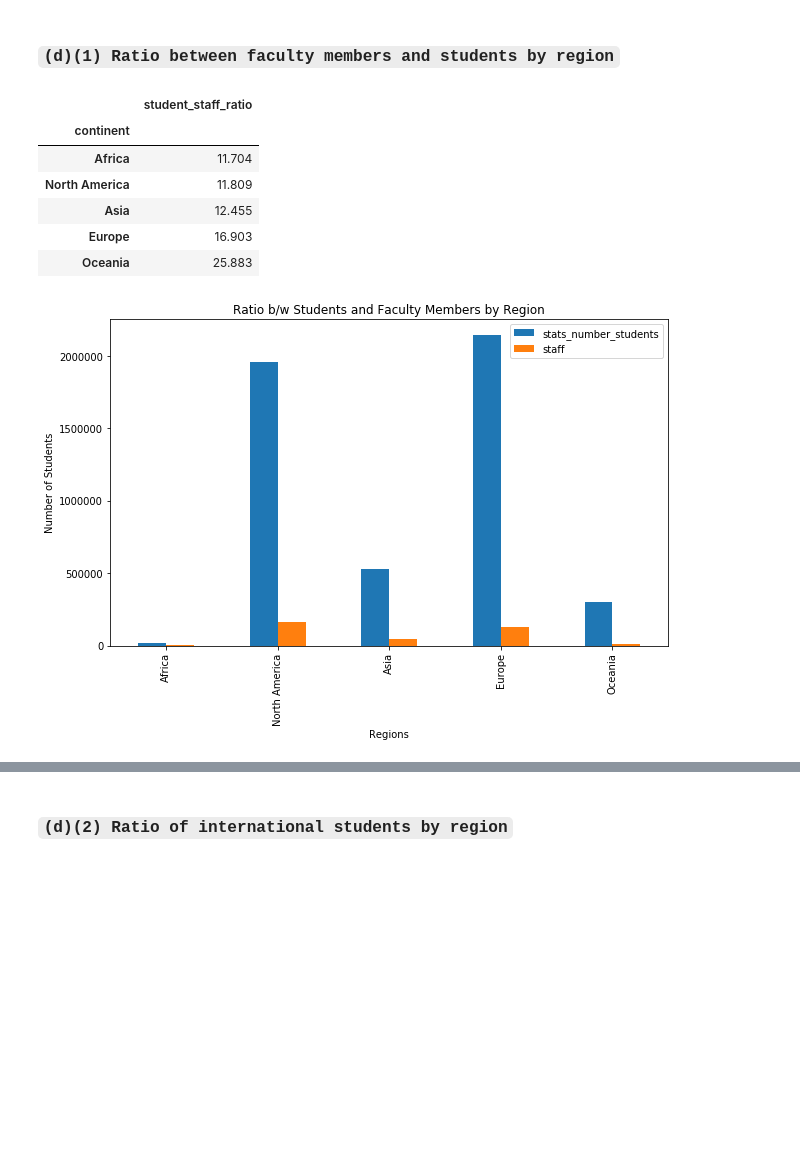
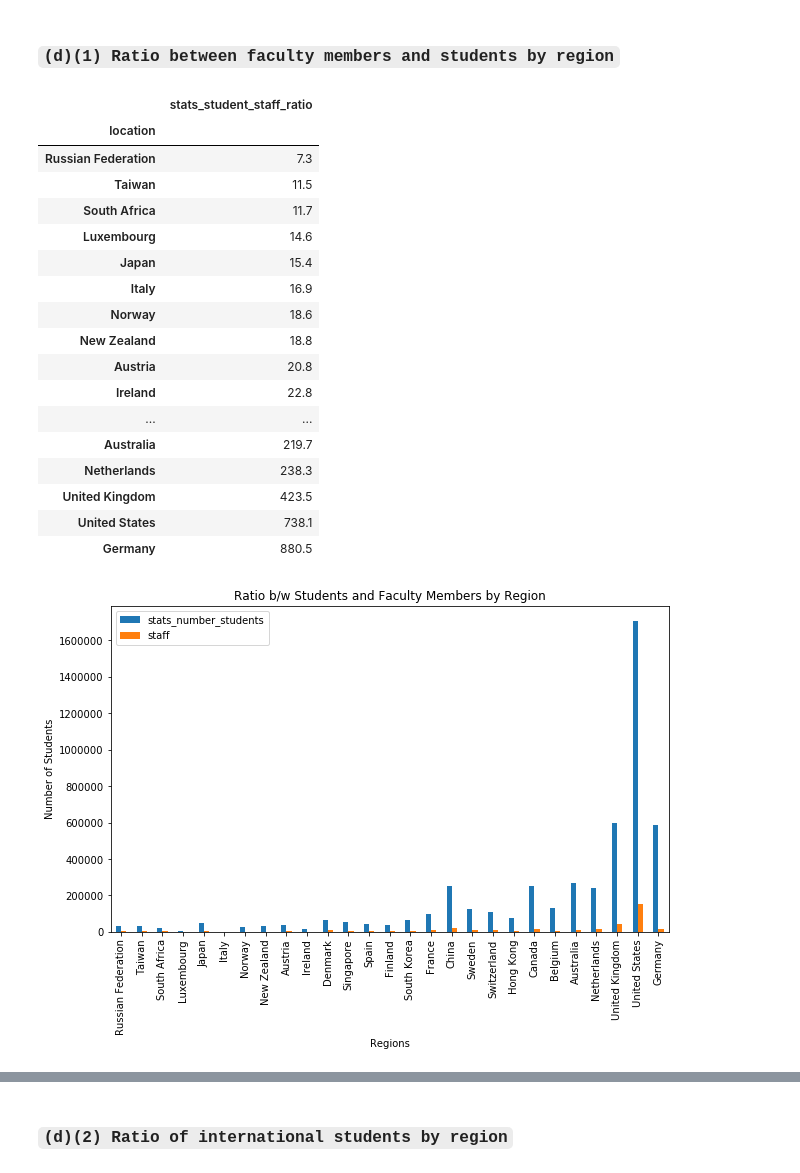
Before and after one commit to oabouzaid/Applied-Data-Analysis, a Jupyter notebook: homework2/solutions_final.ipynb, the cells around one changed output, grey strips where cells are left out. Saved outputs shown, nothing was run; the diff lists cells and outputs as text; code cells hidden in the pictures; blank space fills up the shorter version.

```diff
--- a/homework2/solutions_final.ipynb
+++ b/homework2/solutions_final.ipynb
@@ -389,17 +389,28 @@ plt.show()
 # %%
 df_staff = df_times_higher.copy()
 df_staff = df_staff.groupby('continent').sum()
-df_staff['student_staff_ratio'] = df_staff['stats_number_students'].divide(df_staff['staff'])
-df_staff = df_inter.sort_values(['student_staff_ratio'])
-df_staff[['student_staff_ratio']].round(3)
+df_staff['stats_student_staff_ratio'] = df_staff['stats_number_students'].divide(df_staff['staff'])
+df_staff = df_inter.sort_values(['stats_student_staff_ratio'])
+df_staff[['stats_student_staff_ratio']].round(3)
 # %% [output]
-|  | student_staff_ratio |
-| continent |  |
-| Africa | 11.704 |
-| North America | 11.809 |
-| Asia | 12.455 |
-| Europe | 16.903 |
-| Oceania | 25.883 |
+|  | stats_student_staff_ratio |
+| location |  |
+| Russian Federation | 7.3 |
+| Taiwan | 11.5 |
+| South Africa | 11.7 |
+| Luxembourg | 14.6 |
+| Japan | 15.4 |
+| Italy | 16.9 |
+| Norway | 18.6 |
+| New Zealand | 18.8 |
+| Austria | 20.8 |
+| Ireland | 22.8 |
+| ... | ... |
+| Australia | 219.7 |
+| Netherlands | 238.3 |
+| United Kingdom | 423.5 |
+| United States | 738.1 |
+| Germany | 880.5 |
 # %%
 df_plot = df_staff.copy()
 df_plot[['stats_number_students','staff']]\
@@ -408,4 +419,4 @@ plt.xlabel('Regions')
 plt.ylabel('Number of Students')
 plt.show()
 # %% [output]
-[figure, old version]
+[figure, new version]
```
Also changed, not shown: parts of 19 cells of this notebook.
